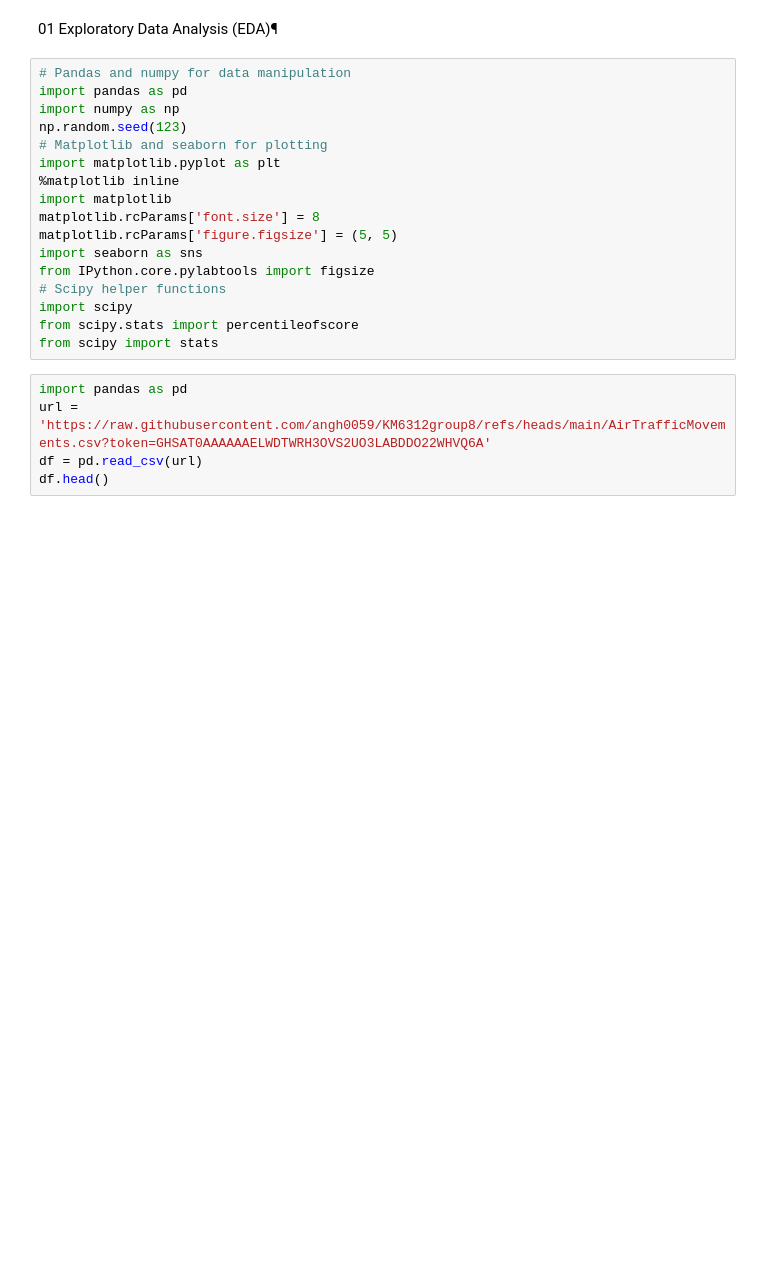
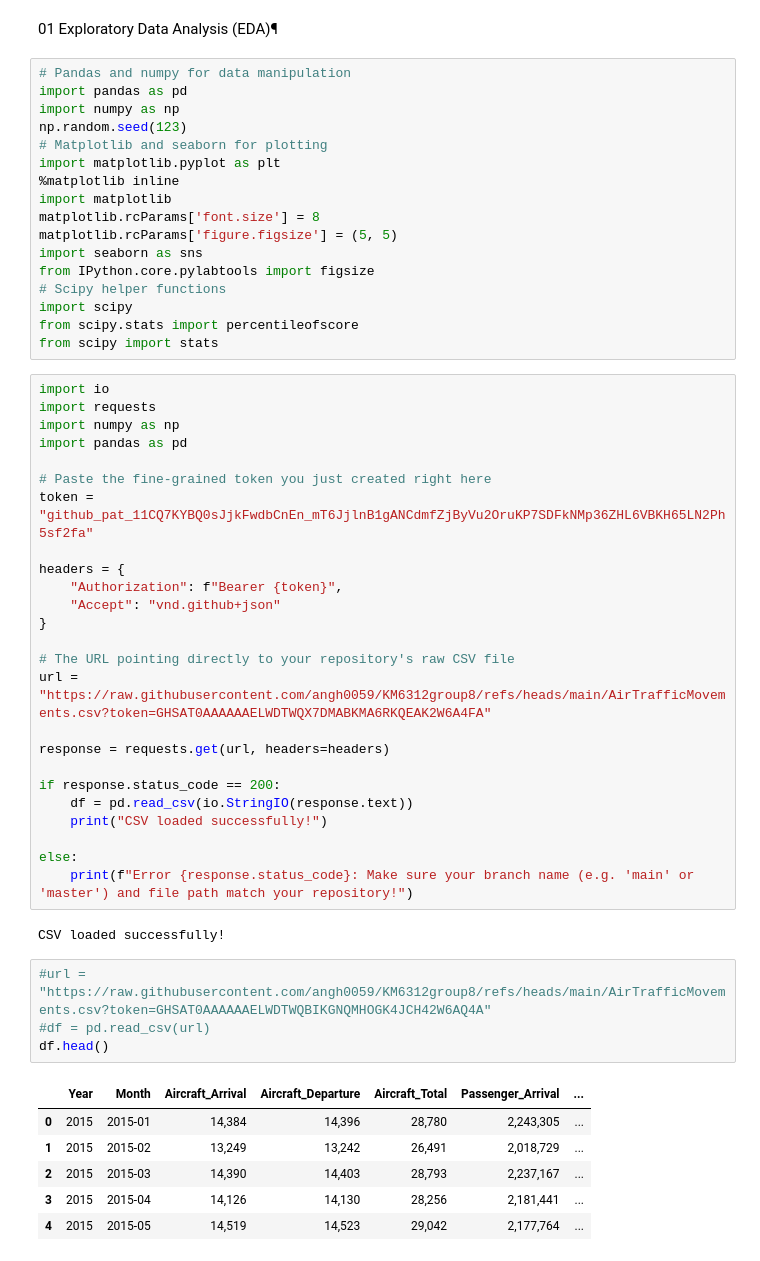
Before and after one commit to angh0059/KM6312group8, a Jupyter notebook: km6312project.ipynb, the cells around one changed output. Drawn from its saved outputs; the diff is of its cells as text; blank space fills up the shorter version.

```diff
--- a/km6312project.ipynb
+++ b/km6312project.ipynb
@@ -17,11 +17,44 @@ from IPython.core.pylabtools import figsize
 import scipy
 from scipy.stats import percentileofscore
 from scipy import stats
+# %%
+import io
+import requests
+import numpy as np
+import pandas as pd
+
+# Paste the fine-grained token you just created right here
+token = "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"
+
+headers = {
+    "Authorization": f"Bearer {token}",
+    "Accept": "vnd.github+json"
+}
+
+# The URL pointing directly to your repository's raw CSV file
+url = "https://raw.githubusercontent.com/angh0059/KM6312group8/refs/heads/main/AirTrafficMovements.csv?token=GHSAT0AAAAAAELWDTWQX7DMABKMA6RKQEAK2W6A4FA"
+
+response = requests.get(url, headers=headers)
+
+if response.status_code == 200:
+    df = pd.read_csv(io.StringIO(response.text))
+    print("CSV loaded successfully!")
+
+else:
+    print(f"Error {response.status_code}: Make sure your branch name (e.g. 'main' or 'master') and file path match your repository!")
+# %% [output]
+CSV loaded successfully!
 # %%
-import pandas as pd
-url = 'https://raw.githubusercontent.com/angh0059/KM6312group8/refs/heads/main/AirTrafficMovements.csv?token=GHSAT0AAAAAAELWDTWRH3OVS2UO3LABDDO22WHVQ6A'
-df = pd.read_csv(url)
+#url = "https://raw.githubusercontent.com/angh0059/KM6312group8/refs/heads/main/AirTrafficMovements.csv?token=GHSAT0AAAAAAELWDTWQBIKGNQMHOGK4JCH42W6AQ4A"
+#df = pd.read_csv(url)
 df.head()
+# %% [output]
+|  | Year | Month | Aircraft_Arrival | Aircraft_Departure | Aircraft_Total | Passenger_Arrival | ... |
+| 0 | 2015 | 2015-01 | 14,384 | 14,396 | 28,780 | 2,243,305 | ... |
+| 1 | 2015 | 2015-02 | 13,249 | 13,242 | 26,491 | 2,018,729 | ... |
+| 2 | 2015 | 2015-03 | 14,390 | 14,403 | 28,793 | 2,237,167 | ... |
+| 3 | 2015 | 2015-04 | 14,126 | 14,130 | 28,256 | 2,181,441 | ... |
+| 4 | 2015 | 2015-05 | 14,519 | 14,523 | 29,042 | 2,177,764 | ... |
 # %%
 # check the size of the dataset
 print ("Dataset size:", df.shape)
```
Also changed, not shown: parts of 8 cells of this notebook.
